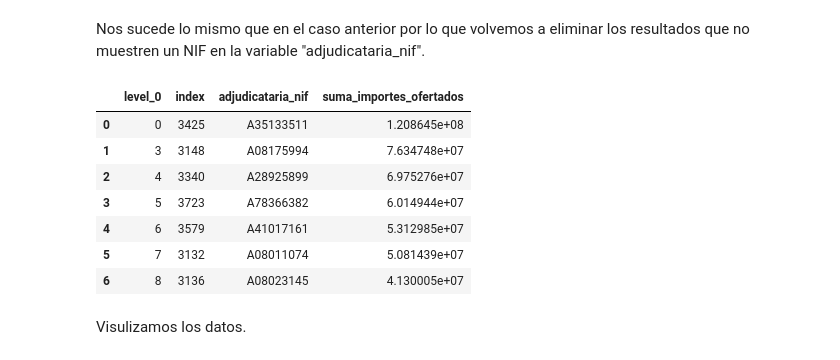
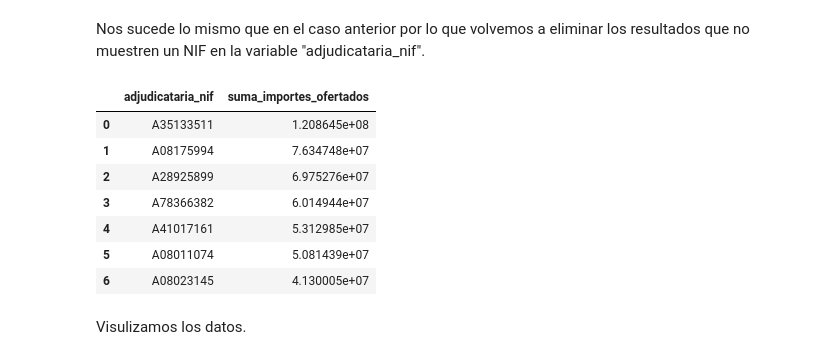
Before and after one commit to JosueLanzarote/Contratos-adjudicados-y-formalizados-del-Gobierno-de-Canarias, a Jupyter notebook: Contratos adjudicados y formalizados del Gobierno de Canarias.ipynb, the cells around one changed output. Cells and saved outputs as stored; diff of their text form; code cells hidden in the pictures.

```diff
--- a/Contratos adjudicados y formalizados del Gobierno de Canarias.ipynb
+++ b/Contratos adjudicados y formalizados del Gobierno de Canarias.ipynb
@@ -323,6 +315,6 @@ adjudicatarias_por_importes = df.groupby(df.adjudicataria_nif)['importe_ofertado
 # %%
 adjudicatarias_por_importes = adjudicatarias_por_importes.rename(columns={'importe_ofertado':'suma_importes_ofertados'})
 # %%
-mayores_adjudicatarias_suma_importes = adjudicatarias_por_importes.sort_values(by='suma_importes_ofertados', ascending=False).head(10).reset_index()
+mayores_adjudicatarias_suma_importes = adjudicatarias_por_importes.sort_values(by='suma_importes_ofertados', ascending=False).head(10).reset_index(drop=True)
 mayores_adjudicatarias_suma_importes
 # %% [output]
@@ -352,20 +344,20 @@ Nos sucede lo mismo que en el caso anterior por lo que volvemos a eliminar los r
 # %%
 patron = r'^[A-Za-z]\d{8}$'
 
 # Lo guardamos en una variable que contiene el df filtrado:
 mayores_adjudicatarias_suma_importes_solo_nif = mayores_adjudicatarias_suma_importes[
-    mayores_adjudicatarias_suma_importes['adjudicataria_nif'].str.contains(patron)].reset_index()
+    mayores_adjudicatarias_suma_importes['adjudicataria_nif'].str.contains(patron)].reset_index(drop=True)
 
 mayores_adjudicatarias_suma_importes_solo_nif
 # %% [output]
-|  | level_0 | index | adjudicataria_nif | suma_importes_ofertados |
-| 0 | 0 | 3425 | A35133511 | 1.208645e+08 |
-| 1 | 3 | 3148 | A08175994 | 7.634748e+07 |
-| 2 | 4 | 3340 | A28925899 | 6.975276e+07 |
-| 3 | 5 | 3723 | A78366382 | 6.014944e+07 |
-| 4 | 6 | 3579 | A41017161 | 5.312985e+07 |
-| 5 | 7 | 3132 | A08011074 | 5.081439e+07 |
-| 6 | 8 | 3136 | A08023145 | 4.130005e+07 |
+|  | adjudicataria_nif | suma_importes_ofertados |
+| 0 | A35133511 | 1.208645e+08 |
+| 1 | A08175994 | 7.634748e+07 |
+| 2 | A28925899 | 6.975276e+07 |
+| 3 | A78366382 | 6.014944e+07 |
+| 4 | A41017161 | 5.312985e+07 |
+| 5 | A08011074 | 5.081439e+07 |
+| 6 | A08023145 | 4.130005e+07 |
 # %% [markdown]
 Visulizamos los datos.
 # %%
```
Also changed, not shown: parts of 14 cells of this notebook, 4 other files.
